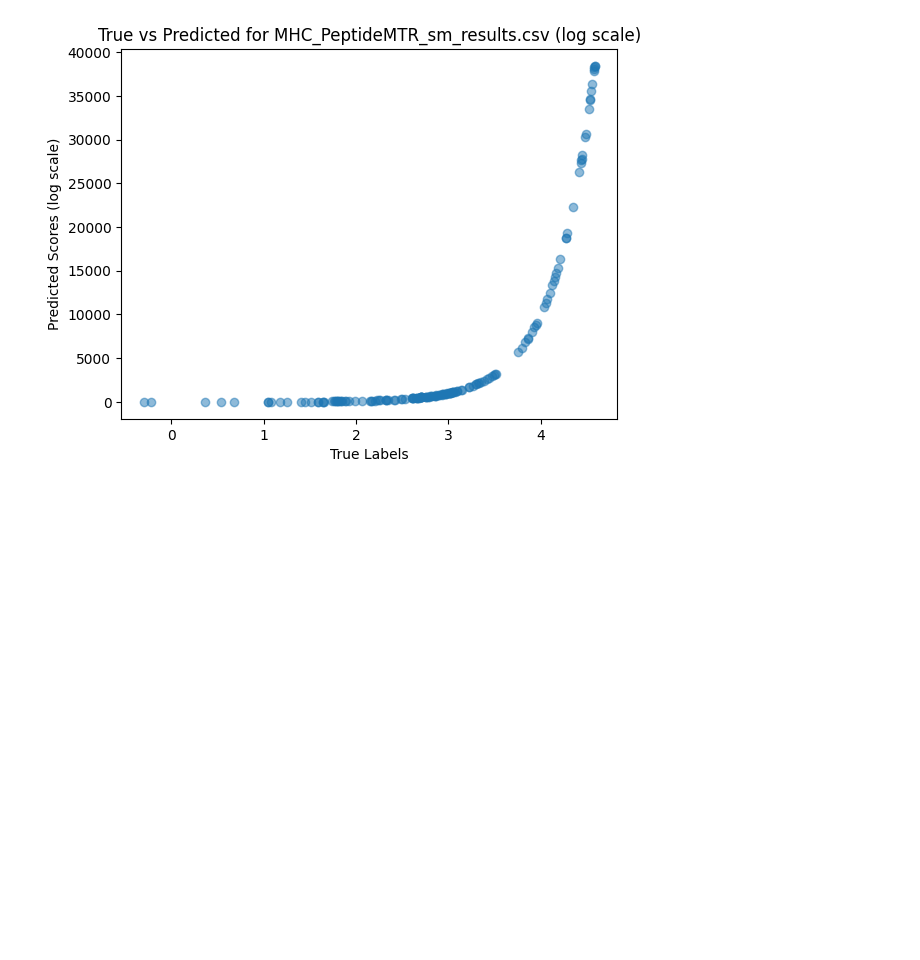
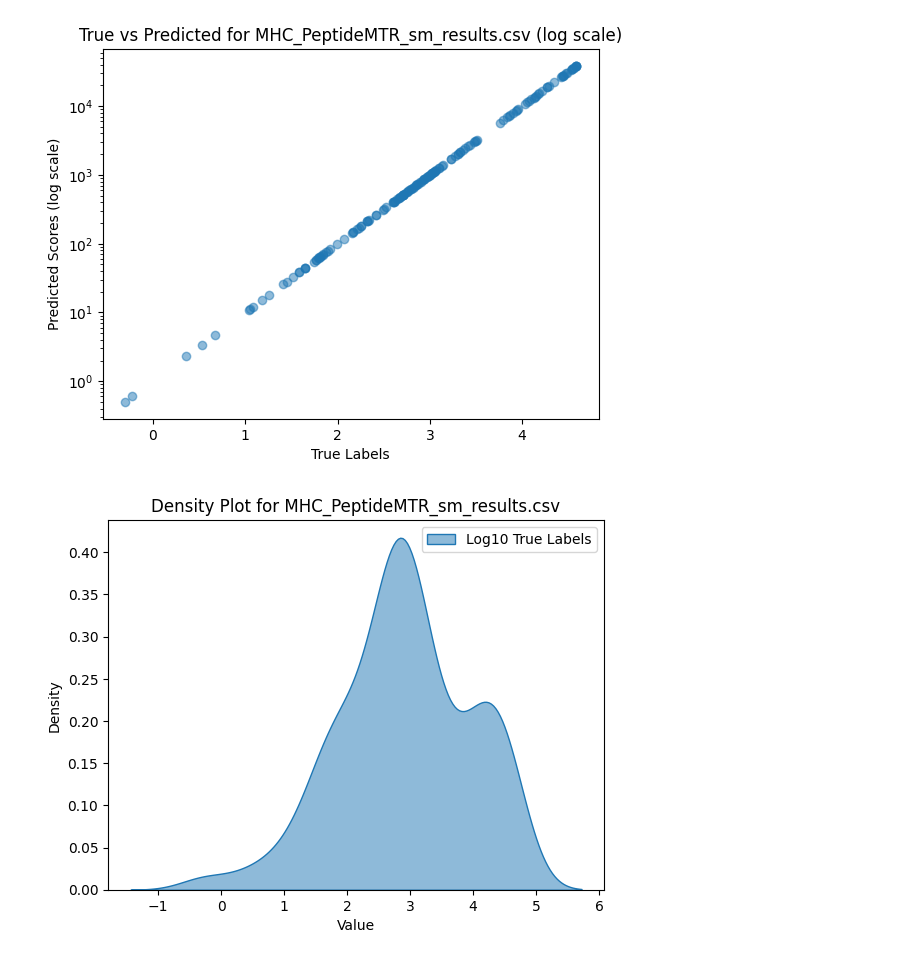
Before and after one commit to AaronFeller/PeptideCLM_Eval, a Jupyter notebook: main/notebooks/evaluate_data.ipynb, the cells around one changed output. Saved outputs shown, nothing was run; the diff lists cells and outputs as text; code cells hidden in the pictures; blank space fills up the shorter version.

Commit message:
update plots

```diff
--- a/main/notebooks/evaluate_data.ipynb
+++ b/main/notebooks/evaluate_data.ipynb
@@ -265,6 +326,25 @@ plt.axvline(x=0.477, color='r', linestyle='--', label='Benchmark')
 plt.xlabel('R2')
 plt.tight_layout()
 plt.show()
+
+# build scatter plot for the best file processed
+best_file = files[np.argmax(r2s)]
+df = pd.read_csv(os.path.join("../results2", best_file))
+y_true = df['true_label']
+y_scores = df['predicted_label']
+plt.figure()
+plt.scatter(y_true, y_scores, alpha=0.5)
+plt.xlabel('True Labels')
+plt.ylabel('Predicted Scores')
+plt.title(f'True vs Predicted for {best_file}')
+# set min and max to be the same
+min_val = min(y_true.min(), y_scores.min())
+max_val = max(y_true.max(), y_scores.max())
+plt.xlim(min_val, max_val)
+plt.ylim(min_val, max_val)
+# plot y=x line
+plt.plot([min_val, max_val], [min_val, max_val], 'r--')
+plt.show()
 # %% [output]
 File: MHC_PeptideMTR_sm_results.csv
 R2: 0.6015911726728856, RMSE: 0.4298697871352385
@@ -288,26 +369,40 @@ R2: 0.6589195343424158, RMSE: 0.36801440407802744
 # %%
+import numpy as np
+import os
+import pandas as pd
+import matplotlib.pyplot as plt
+
 # plot true vs true with log transformed on y axis
 files = os.listdir("../results")
 for file in files:
     if "MHC" in file and file.endswith(".csv"):
         df = pd.read_csv(os.path.join("../results", file))
         y_true = df['true_label']
         y_true_log = df['true_label'].apply(lambda x: np.log10(x + 1e-8))
 
-
-
         import matplotlib.pyplot as plt
         plt.figure()
         plt.scatter(y_true_log, y_true, alpha=0.5)
-        # plt.yscale('log')
+        plt.yscale('log')
         plt.xlabel('True Labels')
         plt.ylabel('Predicted Scores (log scale)')
         plt.title(f'True vs Predicted for {file} (log scale)')
         plt.show()
 
+        # plot density plot of y_true vs y_true_log
+        import seaborn as sns
+        plt.figure()
+        # sns.kdeplot(y_true, label='True Labels', fill=True, alpha=0.5)
+        sns.kdeplot(y_true_log, label='Log10 True Labels', fill=True, alpha=0.5)
+        plt.xlabel('Value')
+        plt.ylabel('Density')
+        plt.title(f'Density Plot for {file}')
+        plt.legend()
+        plt.show()
         break
 # %% [output]
-[figure, old version]
+[figure, new version]
+[figure, added]
 # %%
 # load ../data/MHC_train_original.csv and convert Quantitative Measurement to log scale and resave column 'label' as MHC_train.csv
 
```
Also changed, not shown: parts of 5 cells of this notebook.
